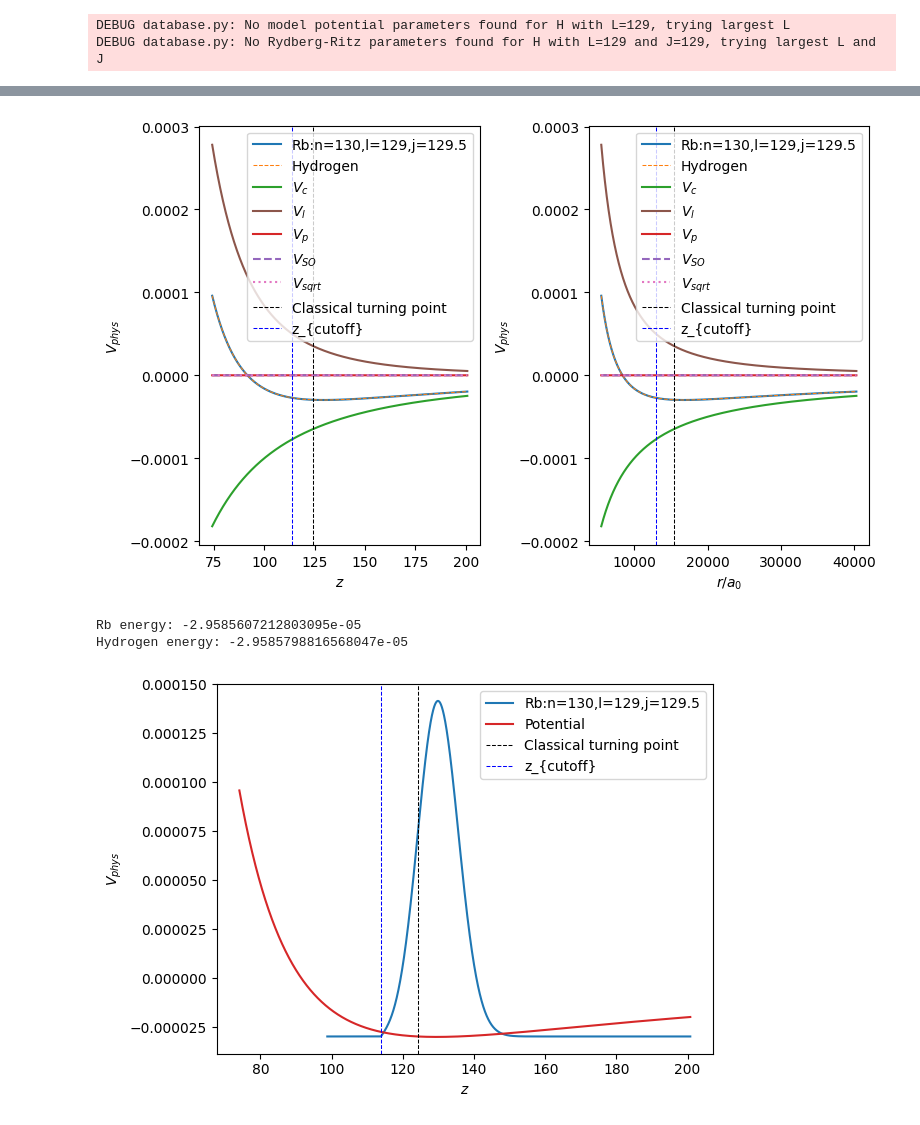
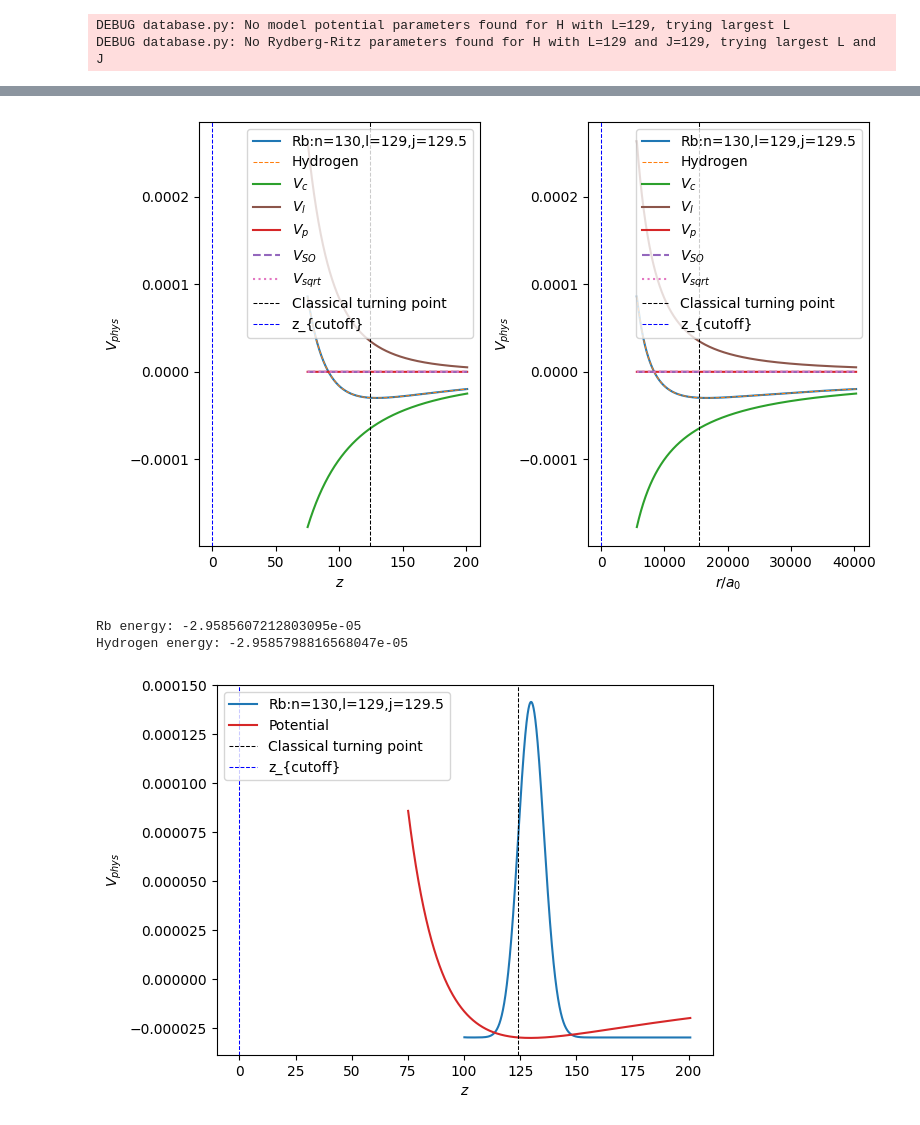
Before and after one commit to pairinteraction/ryd-numerov, a Jupyter notebook: docs/examples/rubidium_wavefunction.ipynb, the cells around one changed output, grey strips where cells are left out. Saved outputs shown, nothing was run; the diff lists cells and outputs as text; code cells hidden in the pictures.

```diff
--- a/docs/examples/rubidium_wavefunction.ipynb
+++ b/docs/examples/rubidium_wavefunction.ipynb
@@ -66,21 +64,20 @@ plot_all_potentials = True
 
 label = f"{atom.species}:n={atom.n},l={atom.l},j={atom.j}"
 fig, axs = plt.subplots(1, 2, figsize=(8, 5))
-new_z_list = np.linspace(0.75 * np.sqrt(atom.xmin), np.sqrt(atom.xmax), 10_000)
-# new_z_list = np.linspace(0.75 * np.sqrt(atom.xmin), 10, 10_000)
+new_z_list = np.linspace(0.75 * np.sqrt(atom.grid.xmin), np.sqrt(atom.xmax), 10_000)
 new_x_list = np.power(new_z_list, 2)
-atom_V_phys = atom.calc_V_phys(new_z_list)
-hydrogen_V_phys = hydrogen.calc_V_phys(new_z_list)
+atom_V_phys = atom.model.calc_V_phys(new_x_list)
+hydrogen_V_phys = hydrogen.model.calc_V_phys(new_x_list)
 
 axs[0].plot(new_z_list, atom_V_phys, "C0-", label=label)
 axs[0].plot(new_z_list, hydrogen_V_phys, "C1--", lw=0.75, label="Hydrogen")
 
 if plot_all_potentials:
-    axs[0].plot(new_z_list, atom.calc_V_c(new_z_list), "C2-", label=r"$V_c$")
-    axs[0].plot(new_z_list, atom.calc_V_l(new_z_list), "C5-", label=r"$V_l$")
-    axs[0].plot(new_z_list, atom.calc_V_p(new_z_list), "C3-", label=r"$V_p$")
-    axs[0].plot(new_z_list, atom.calc_V_so(new_z_list), "C4--", label=r"$V_{SO}$")
-    axs[0].plot(new_z_list, atom.calc_V_sqrt(new_z_list), "C6:", label=r"$V_{sqrt}$")
+    axs[0].plot(new_z_list, atom.model.calc_V_c(new_x_list), "C2-", label=r"$V_c$")
+    axs[0].plot(new_z_list, atom.model.calc_V_l(new_x_list), "C5-", label=r"$V_l$")
+    axs[0].plot(new_z_list, atom.model.calc_V_p(new_x_list), "C3-", label=r"$V_p$")
+    axs[0].plot(new_z_list, atom.model.calc_V_so(new_x_list), "C4--", label=r"$V_{SO}$")
+    axs[0].plot(new_z_list, atom.model.calc_V_sqrt(new_x_list), "C6:", label=r"$V_{sqrt}$")
 
 axs[0].axvline(z_turning_point, color="k", ls="--", lw=0.75, label="Classical turning point")
 axs[0].axvline(atom.z_cutoff, color="blue", ls="--", lw=0.75, label=r"z_{cutoff}")
@@ -94,11 +91,11 @@ axs[1].plot(new_x_list, atom_V_phys, "C0-", label=label)
 axs[1].plot(new_x_list, hydrogen_V_phys, "C1--", lw=0.75, label="Hydrogen")
 
 if plot_all_potentials:
-    axs[1].plot(new_x_list, atom.calc_V_c(new_z_list), "C2-", label=r"$V_c$")
-    axs[1].plot(new_x_list, atom.calc_V_l(new_z_list), "C5-", label=r"$V_l$")
-    axs[1].plot(new_x_list, atom.calc_V_p(new_z_list), "C3-", label=r"$V_p$")
-    axs[1].plot(new_x_list, atom.calc_V_so(new_z_list), "C4--", label=r"$V_{SO}$")
-    axs[1].plot(new_x_list, atom.calc_V_sqrt(new_z_list), "C6:", label=r"$V_{sqrt}$")
+    axs[1].plot(new_x_list, atom.model.calc_V_c(new_x_list), "C2-", label=r"$V_c$")
+    axs[1].plot(new_x_list, atom.model.calc_V_l(new_x_list), "C5-", label=r"$V_l$")
+    axs[1].plot(new_x_list, atom.model.calc_V_p(new_x_list), "C3-", label=r"$V_p$")
+    axs[1].plot(new_x_list, atom.model.calc_V_so(new_x_list), "C4--", label=r"$V_{SO}$")
+    axs[1].plot(new_x_list, atom.model.calc_V_sqrt(new_x_list), "C6:", label=r"$V_{sqrt}$")
 
 axs[1].axvline(z_turning_point**2, color="k", ls="--", lw=0.75, label="Classical turning point")
 axs[1].axvline(atom.z_cutoff**2, color="blue", ls="--", lw=0.75, label=r"z_{cutoff}")
@@ -115,23 +112,23 @@ plt.show()
 print(f"{atom.species} energy: {atom.energy}")
 print(f"Hydrogen energy: {hydrogen.energy}")
 # %% [output]
-[figure, old version]
+[figure, new version]
 Rb energy: -2.9585607212803095e-05
 Hydrogen energy: -2.9585798816568047e-05
 # %%
 fig, ax = plt.subplots()
 
 scale = 0.1
 
-ax.plot(atom.z_list, atom.w_list * scale + atom.energy, "C0-", label=label)
+ax.plot(atom.grid.zlist, atom.wlist * scale + atom.energy, "C0-", label=label)
 ax.plot(new_z_list, atom_V_phys, "C3-", label="Potential")
 ax.set_xlabel(r"$z$")
 ax.set_ylabel(r"$V_{phys}$")
 
 
 ax.axvline(z_turning_point, color="k", ls="--", lw=0.75, label="Classical turning point")
 ax.axvline(atom.z_cutoff, color="blue", ls="--", lw=0.75, label=r"z_{cutoff}")
 ax.legend()
 plt.show()
 # %% [output]
-[figure, old version]
+[figure, new version]
```
Also changed, not shown: parts of 4 cells of this notebook, 7 other files.
